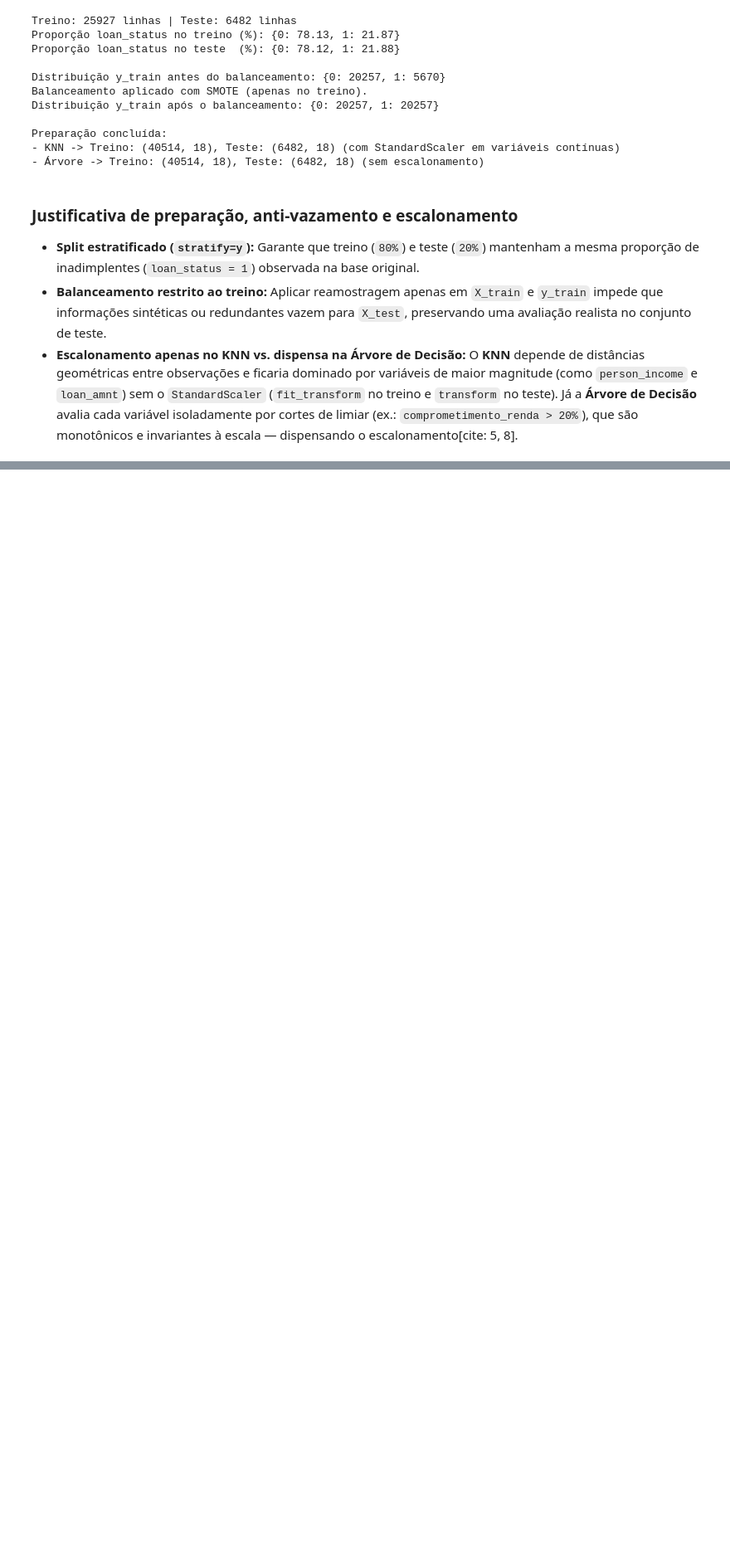
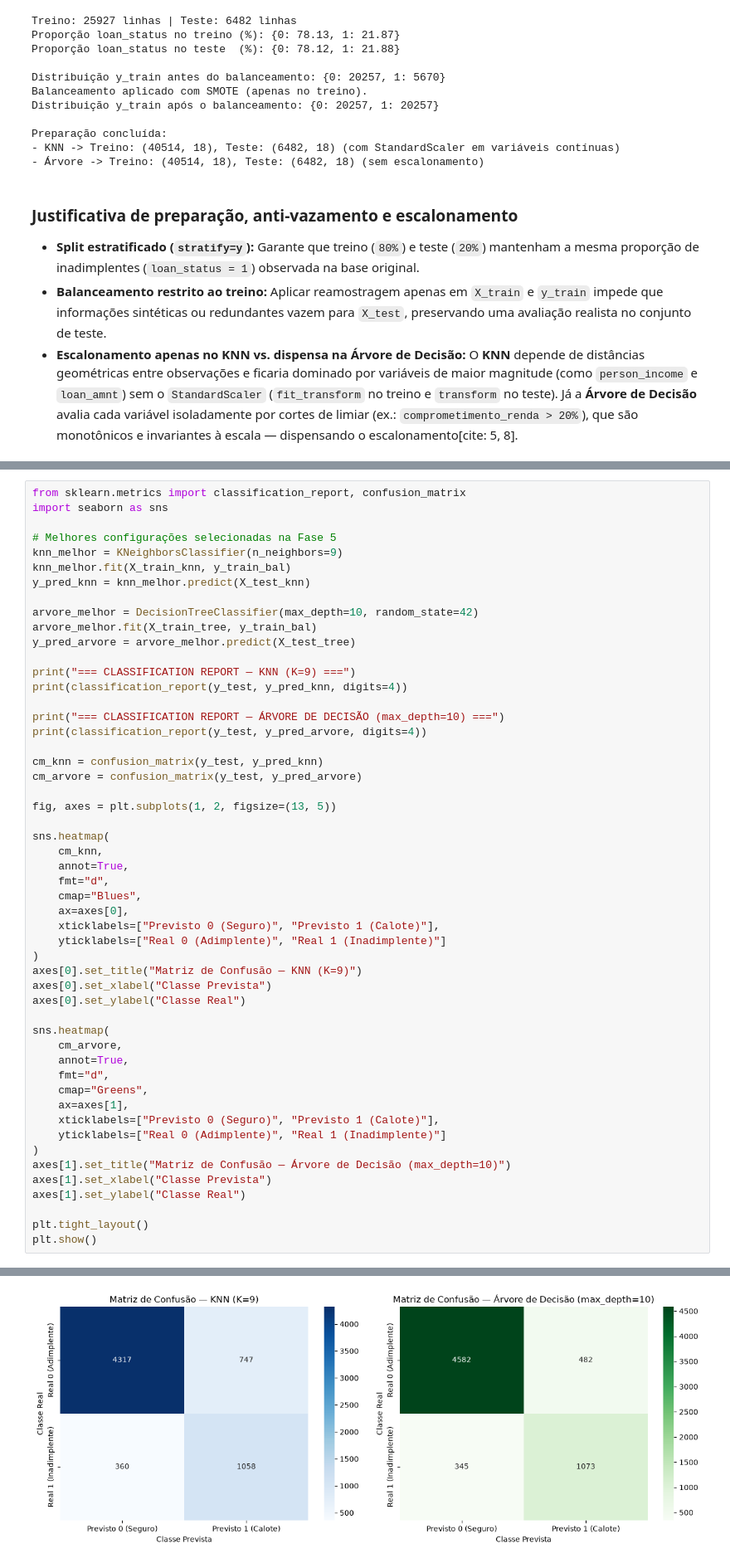
Before and after one commit to fgofilipe/analise-risco-credito, a Jupyter notebook: analise_risco_credito.ipynb, the cells around one changed output, grey strips where cells are left out. Shown at 83% size. Cells and saved outputs as stored; diff of their text form; blank space fills up the shorter version.

```diff
--- a/analise_risco_credito.ipynb
+++ b/analise_risco_credito.ipynb
@@ -373,0 +493,53 @@ Preparação concluída:
+# %%
+from sklearn.metrics import classification_report, confusion_matrix
+import seaborn as sns
+
+# Melhores configurações selecionadas na Fase 5
+knn_melhor = KNeighborsClassifier(n_neighbors=9)
+knn_melhor.fit(X_train_knn, y_train_bal)
+y_pred_knn = knn_melhor.predict(X_test_knn)
+
+arvore_melhor = DecisionTreeClassifier(max_depth=10, random_state=42)
+arvore_melhor.fit(X_train_tree, y_train_bal)
+y_pred_arvore = arvore_melhor.predict(X_test_tree)
+
+print("=== CLASSIFICATION REPORT — KNN (K=9) ===")
+print(classification_report(y_test, y_pred_knn, digits=4))
+
+print("=== CLASSIFICATION REPORT — ÁRVORE DE DECISÃO (max_depth=10) ===")
+print(classification_report(y_test, y_pred_arvore, digits=4))
+
+cm_knn = confusion_matrix(y_test, y_pred_knn)
+cm_arvore = confusion_matrix(y_test, y_pred_arvore)
+
+fig, axes = plt.subplots(1, 2, figsize=(13, 5))
+
+sns.heatmap(
+    cm_knn,
+    annot=True,
+    fmt="d",
+    cmap="Blues",
+    ax=axes[0],
+    xticklabels=["Previsto 0 (Seguro)", "Previsto 1 (Calote)"],
+    yticklabels=["Real 0 (Adimplente)", "Real 1 (Inadimplente)"]
+)
+axes[0].set_title("Matriz de Confusão — KNN (K=9)")
+axes[0].set_xlabel("Classe Prevista")
+axes[0].set_ylabel("Classe Real")
+
+sns.heatmap(
+    cm_arvore,
+    annot=True,
+    fmt="d",
+    cmap="Greens",
+    ax=axes[1],
+    xticklabels=["Previsto 0 (Seguro)", "Previsto 1 (Calote)"],
+    yticklabels=["Real 0 (Adimplente)", "Real 1 (Inadimplente)"]
+)
+axes[1].set_title("Matriz de Confusão — Árvore de Decisão (max_depth=10)")
+axes[1].set_xlabel("Classe Prevista")
+axes[1].set_ylabel("Classe Real")
+
+plt.tight_layout()
+plt.show()
+# %% [output]
@@ -373,0 +565 @@ Preparação concluída:
+[figure, added]
```
Also changed, not shown: parts of 6 cells of this notebook.
